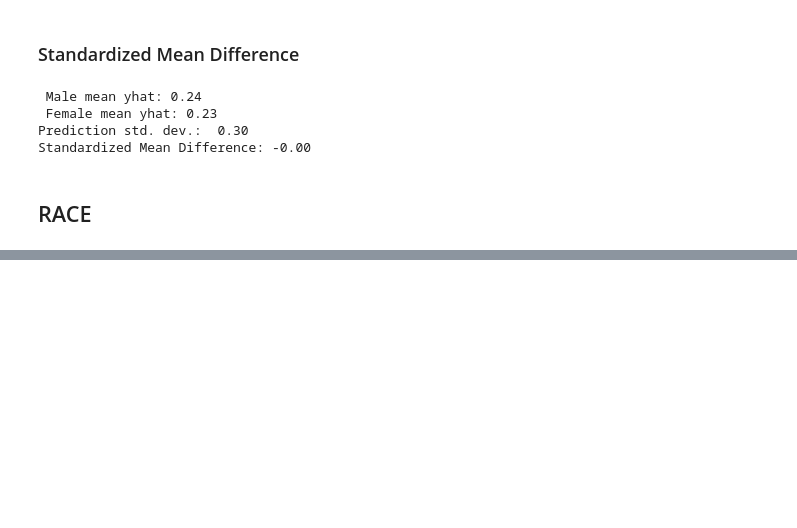
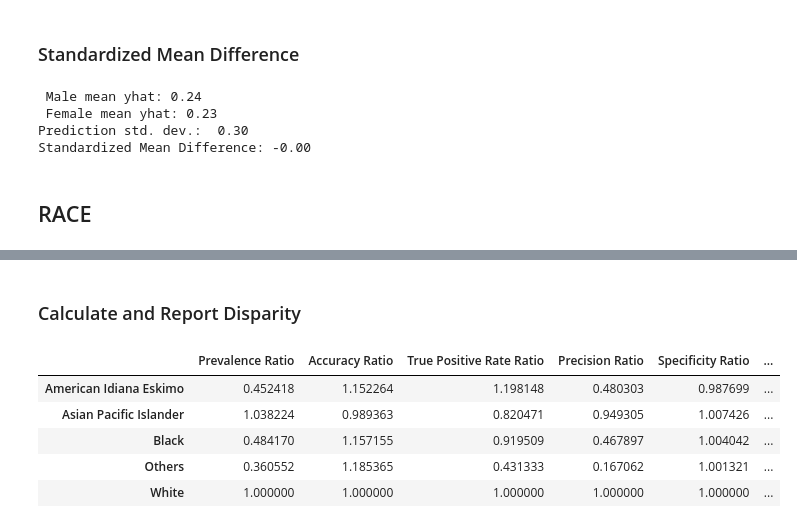
Before and after one commit to avecsally/Discover_Discriminatory_Bias_in_High_Accuracy_Models_Embedded_in_Machine_Learning_Algorithms, a Jupyter notebook: paper.ipynb, the cells around one changed output, grey strips where cells are left out. Cells and saved outputs as stored; diff of their text form; code cells hidden in the pictures; blank space fills up the shorter version.

```diff
--- a/paper.ipynb
+++ b/paper.ipynb
@@ -976,0 +1033,23 @@ Standardized Mean Difference: -0.00
+# %% [markdown]
+### Calculate and Report Disparity
+# %%
+parity_threshold_low = 0.8    # user-defined low threshold value
+parity_threshold_hi = 1.25   # user-defined high threshold value
+
+#4/5 rule
+
+# small utility function to format pandas table output
+def disparate_red(val):
+
+    color = 'blue' if (parity_threshold_low < val < parity_threshold_hi) else 'red'
+    return 'color: %s' % color
+
+# display results
+disp_frame.style.applymap(disparate_red)
+# %% [output]
+|  | Prevalence Ratio | Accuracy Ratio | True Positive Rate Ratio | Precision Ratio | Specificity Ratio | ... |
+| American Idiana Eskimo | 0.452418 | 1.152264 | 1.198148 | 0.480303 | 0.987699 | ... |
+| Asian Pacific Islander | 1.038224 | 0.989363 | 0.820471 | 0.949305 | 1.007426 | ... |
+| Black | 0.484170 | 1.157155 | 0.919509 | 0.467897 | 1.004042 | ... |
+| Others | 0.360552 | 1.185365 | 0.431333 | 0.167062 | 1.001321 | ... |
+| White | 1.000000 | 1.000000 | 1.000000 | 1.000000 | 1.000000 | ... |
```
Also changed, not shown: parts of 46 cells of this notebook.
